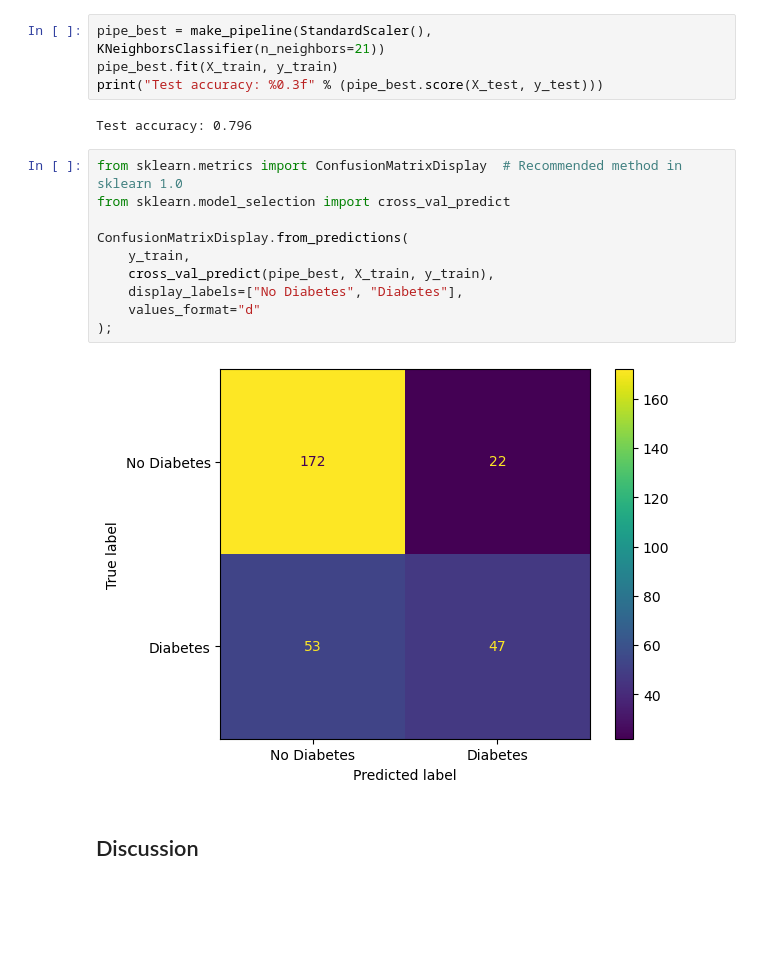
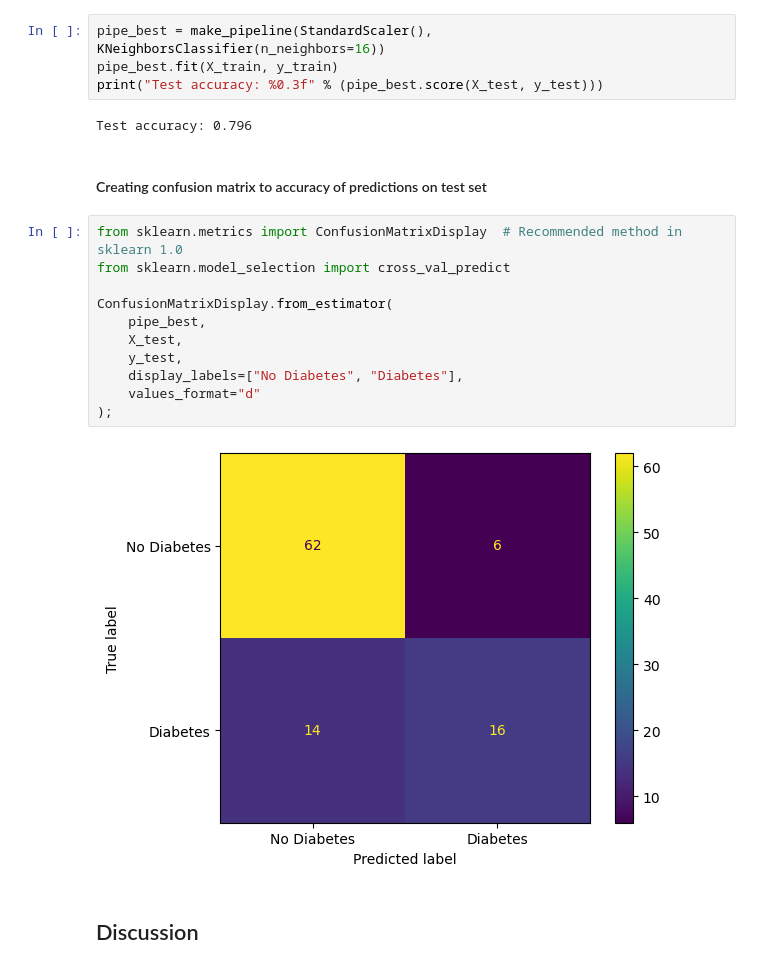
Before and after one commit to adipoluri/DSCI-100-Project, a Jupyter notebook: Report.ipynb, the cells around one changed output. Drawn from its saved outputs; the diff is of its cells as text; blank space fills up the shorter version.

```diff
--- a/Report.ipynb
+++ b/Report.ipynb
@@ -346,21 +357,24 @@ best_n_neighbours
 # %%
-pipe_best = make_pipeline(StandardScaler(), KNeighborsClassifier(n_neighbors=21))
+pipe_best = make_pipeline(StandardScaler(), KNeighborsClassifier(n_neighbors=16))
 pipe_best.fit(X_train, y_train)
 print("Test accuracy: %0.3f" % (pipe_best.score(X_test, y_test)))
 # %% [output]
 Test accuracy: 0.796
+# %% [markdown]
+#### Creating confusion matrix to accuracy of predictions on test set
 # %%
 from sklearn.metrics import ConfusionMatrixDisplay  # Recommended method in sklearn 1.0
 from sklearn.model_selection import cross_val_predict
 
-ConfusionMatrixDisplay.from_predictions(
-    y_train,
-    cross_val_predict(pipe_best, X_train, y_train),
+ConfusionMatrixDisplay.from_estimator(
+    pipe_best,
+    X_test,
+    y_test,
     display_labels=["No Diabetes", "Diabetes"],
     values_format="d"
 );
 # %% [output]
-[figure, old version]
+[figure, new version]
 # %% [markdown]
 ## Discussion
 # %% [markdown]
```
Also changed, not shown: parts of 17 cells of this notebook.
